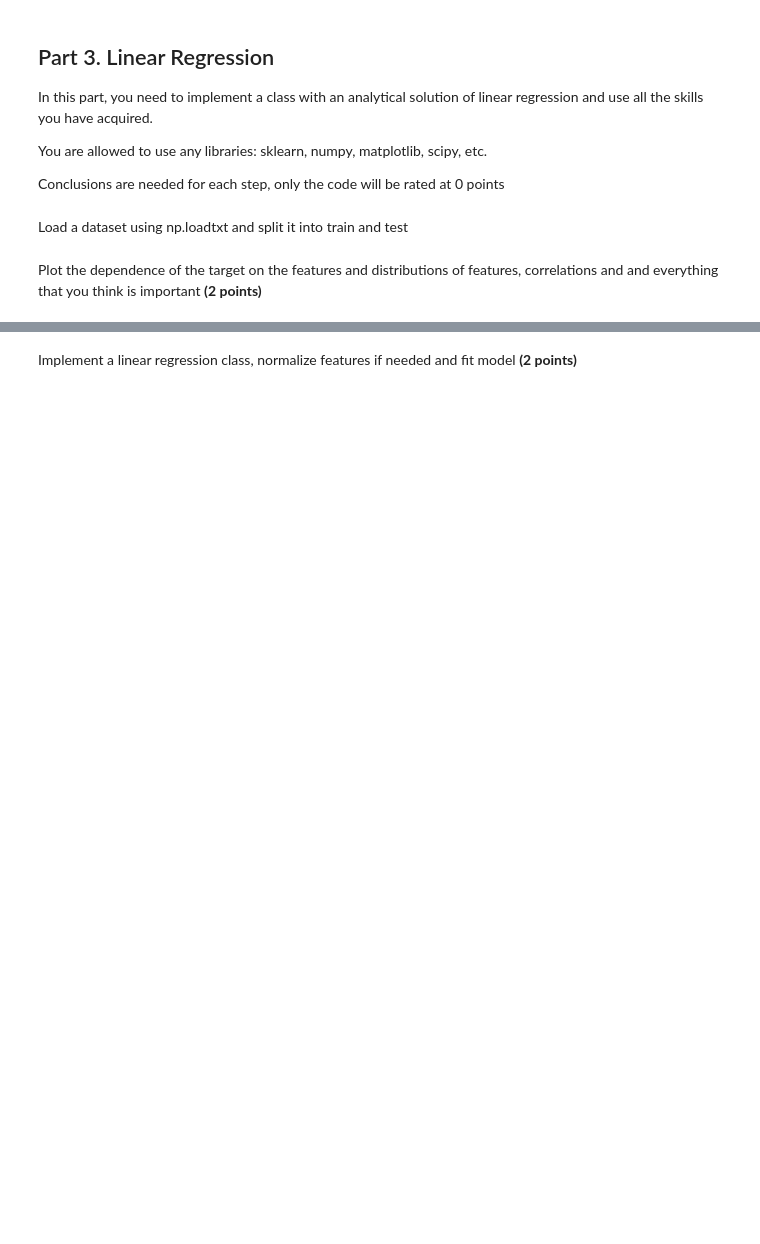
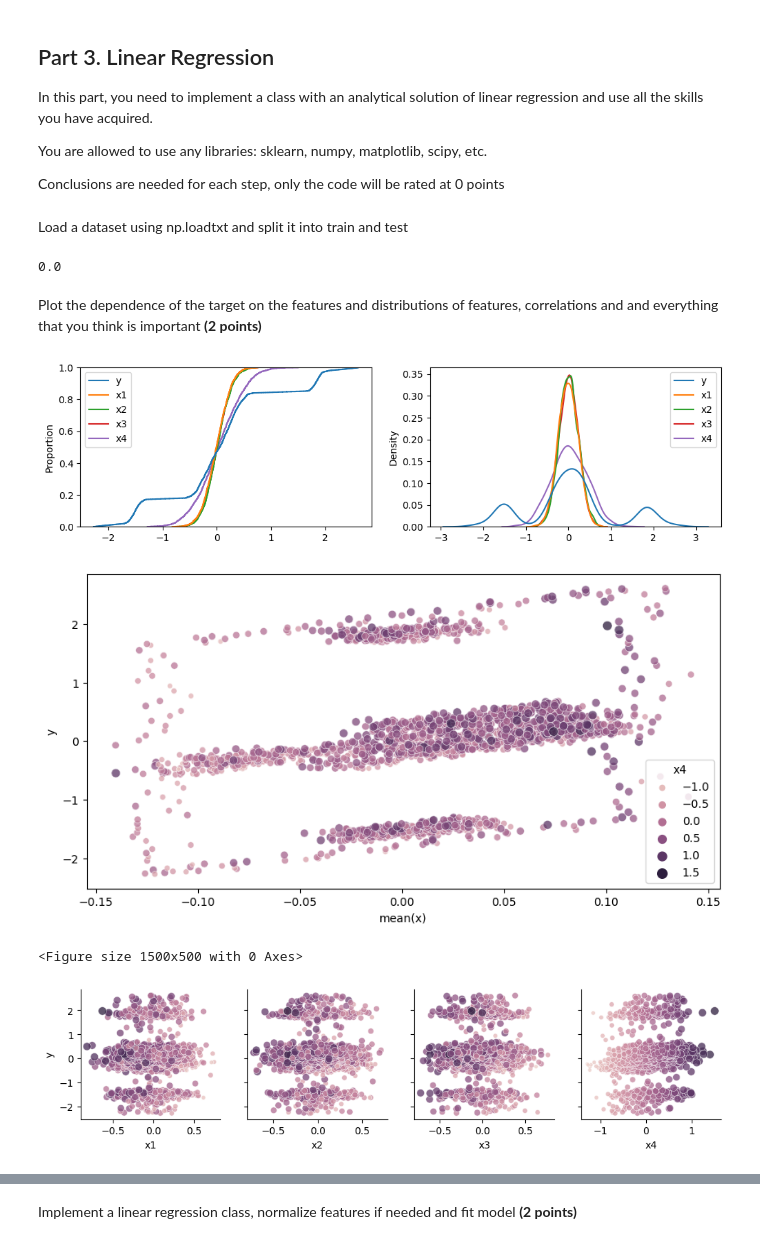
Before and after one commit to Chelovek2002/ml-hse-nes, a Jupyter notebook: 2022/homeworks/homework_1.ipynb, the cells around one changed output, grey strips where cells are left out. Cells and saved outputs as stored; diff of their text form; code cells hidden in the pictures; blank space fills up the shorter version.

```diff
--- a/2022/homeworks/homework_1.ipynb
+++ b/2022/homeworks/homework_1.ipynb
@@ -177,7 +256,43 @@ Load a dataset using np.loadtxt and split it into train and test
 # !wget https://www.dropbox.com/s/kg9px9v3xfysak9/tutorial_dataset.csv
 # %%
 # Your code goes here
+data = np.loadtxt('tutorial_dataset.csv', dtype=object, delimiter=',')[1:, :].astype(float) # no clue why did we need that
+
+print(data[:,1].std()) # sigma=0, therefore not a real variable, because has only one value
+data = np.delete(data, 1, 1)
+
+df = pd.read_csv('tutorial_dataset.csv')
+df = df.drop(columns='x0')
+x, 			y = 		df.loc[:,['x1','x2','x3','x4']], df.y
+x_test, 	y_test = 	x.iloc[:1800,:], y[:1800]
+x_train, 	y_train = 	x.iloc[1800:,:], y[1800:]
+# %% [output]
+0.0
 # %% [markdown]
 Plot the dependence of the target on the features and distributions of features, correlations and and everything that you think is important **(2 points)**
 # %%
 # Your code goes here
+import seaborn as sns
+
+
+
+fig, axs = plt.subplots(1,2, figsize=(12,3))
+
+sns.ecdfplot(df, ax=axs[0])
+sns.kdeplot(df, ax=axs[1])
+plt.show()
+
+fig = plt.figure(figsize=(10,5))
+sns.scatterplot(x=x.mean(axis=1), y=y, hue=df.x4, size=x.x4, sizes=(15,70), alpha=0.75)
+plt.xlabel('mean(x)')
+plt.show()
+
+fig = plt.figure(figsize=(15,5))
+g = sns.PairGrid(df, x_vars=x.columns, y_vars=['y'], despine=True)
+g.map_offdiag(sns.scatterplot, hue=x.x4, size=x.x4, sizes=(15,70), alpha=0.75, legend=False)
+plt.show()
+# %% [output]
+[figure, added]
+[figure, added]
+<Figure size 1500x500 with 0 Axes>
+[figure, added]
```
Also changed, not shown: parts of 18 cells of this notebook, 1 other file.
